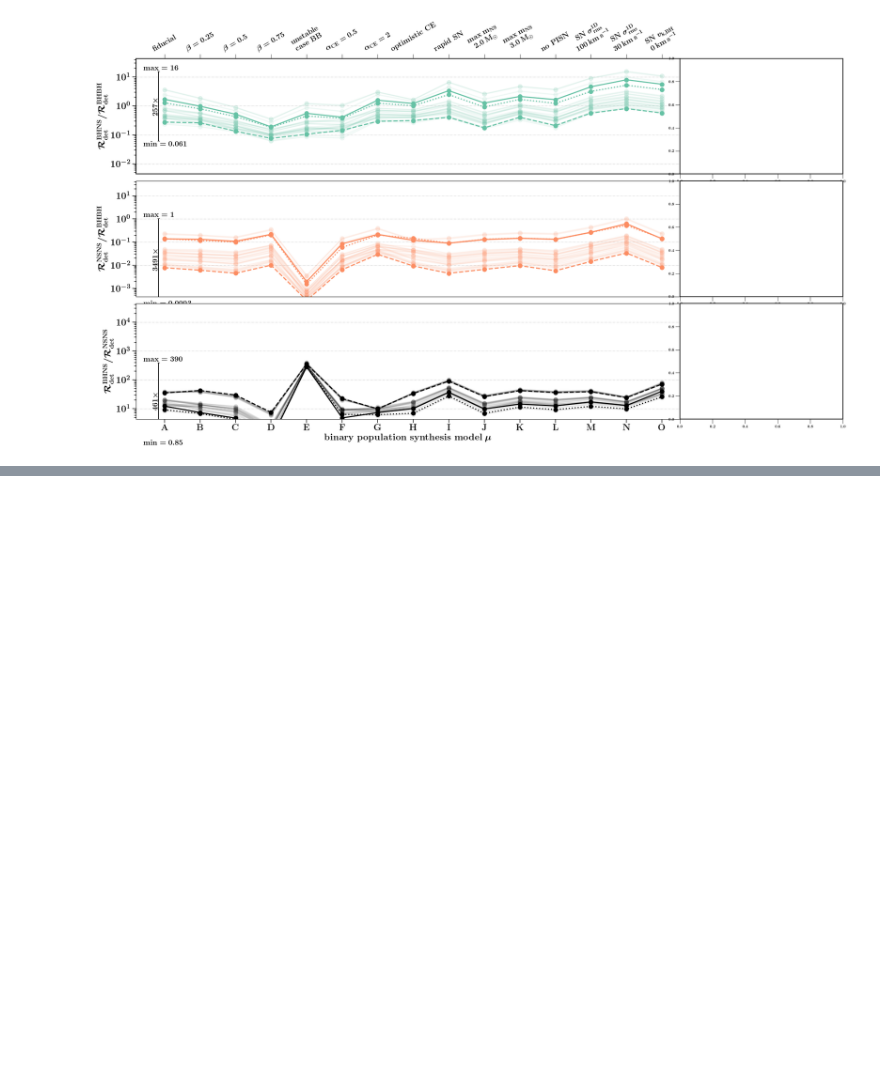
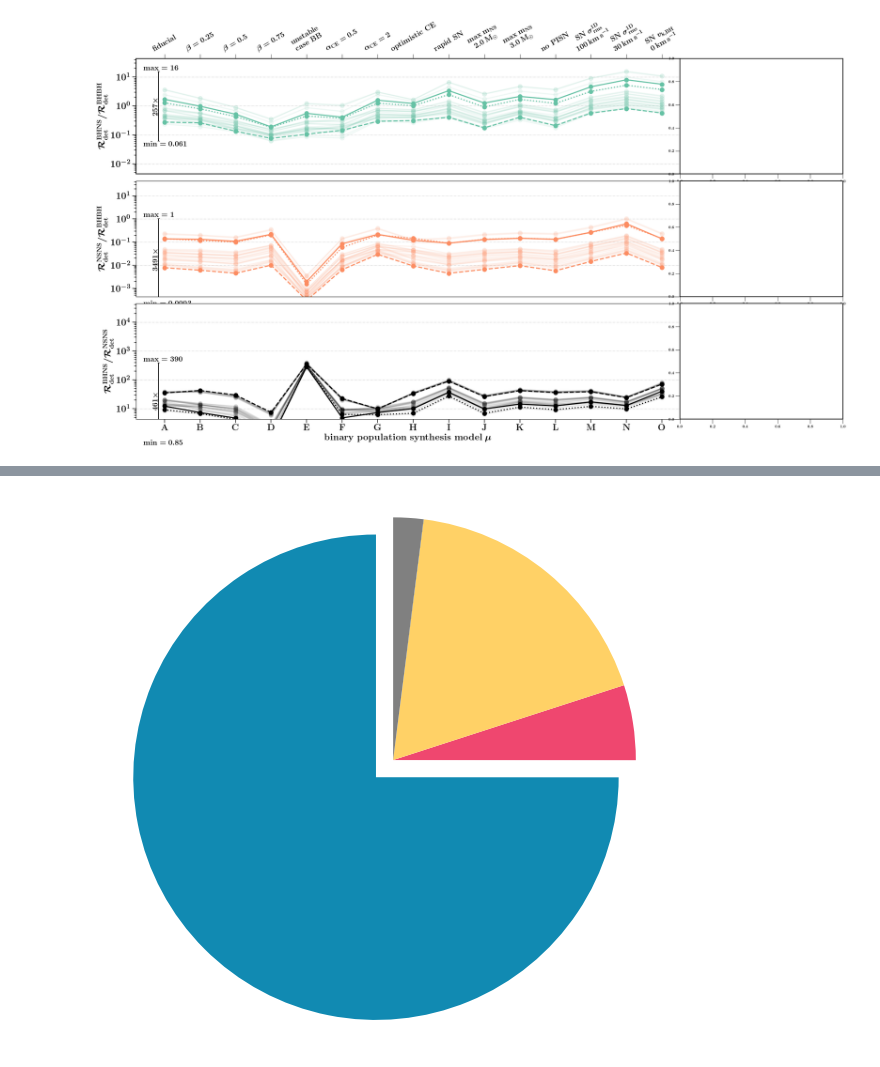
Before and after one commit to FloorBroekgaarden/Double-Compact-Object-Mergers, a Jupyter notebook: plottingCode/Fig_3/Untitled.ipynb, the cells around one changed output, grey strips where cells are left out. Drawn from its saved outputs; the diff is of its cells as text; code cells hidden in the pictures; blank space fills up the shorter version.

```diff
--- a/plottingCode/Fig_3/Untitled.ipynb
+++ b/plottingCode/Fig_3/Untitled.ipynb
@@ -1186,0 +1192,21 @@ plt.show()
+# %%
+import matplotlib.pyplot as plt
+
+# Pie chart, where the slices will be ordered and plotted counter-clockwise:
+labels = 'classic CE', 'only stable mass transfer', 'single-core CE', 'double-core CE', 'other'
+sizes = [75, 5, 18, 0.01, 2]
+explode = (0.1, 0.0, 0, 0, 0)  # only "explode" the 2nd slice (i.e. 'Hogs')
+colors =  [ '#118AB2', '#EF476F', '#FFD166', '#073B4C', 'gray']
+
+
+
+fig1, ax1 = plt.subplots(figsize=(10,10))
+ax1.pie(sizes, explode=explode, labels=None,
+        shadow=False, startangle=90, colors=colors)
+ax1.axis('equal')  # Equal aspect ratio ensures that pie is drawn as a circle.
+
+
+plt.savefig('./Pie_BHNS.png', dpi=300, transparent=False)#,\
+plt.show()
+# %% [output]
+[figure, added]
```
Also changed, not shown: parts of 2 cells of this notebook, 3 other files.
